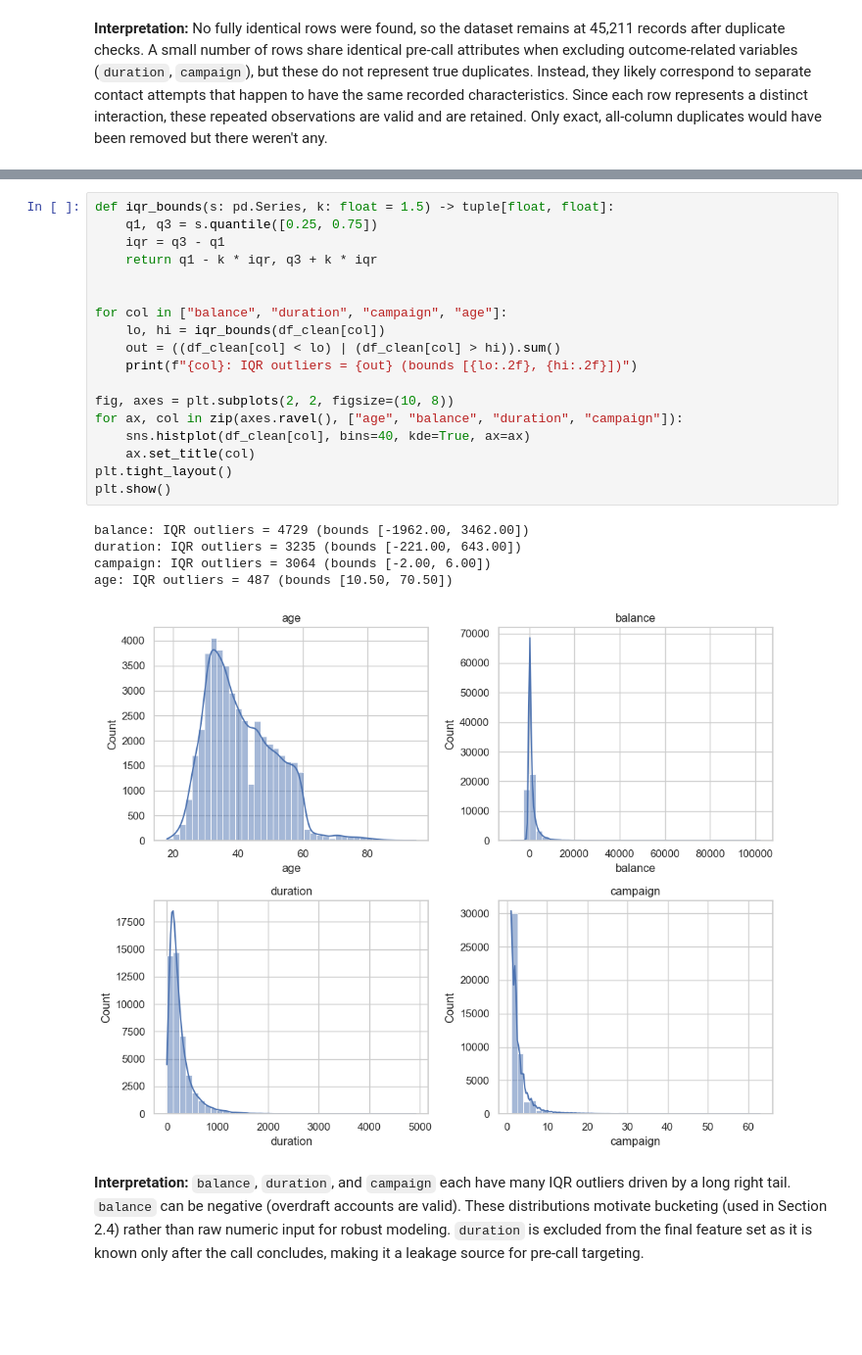
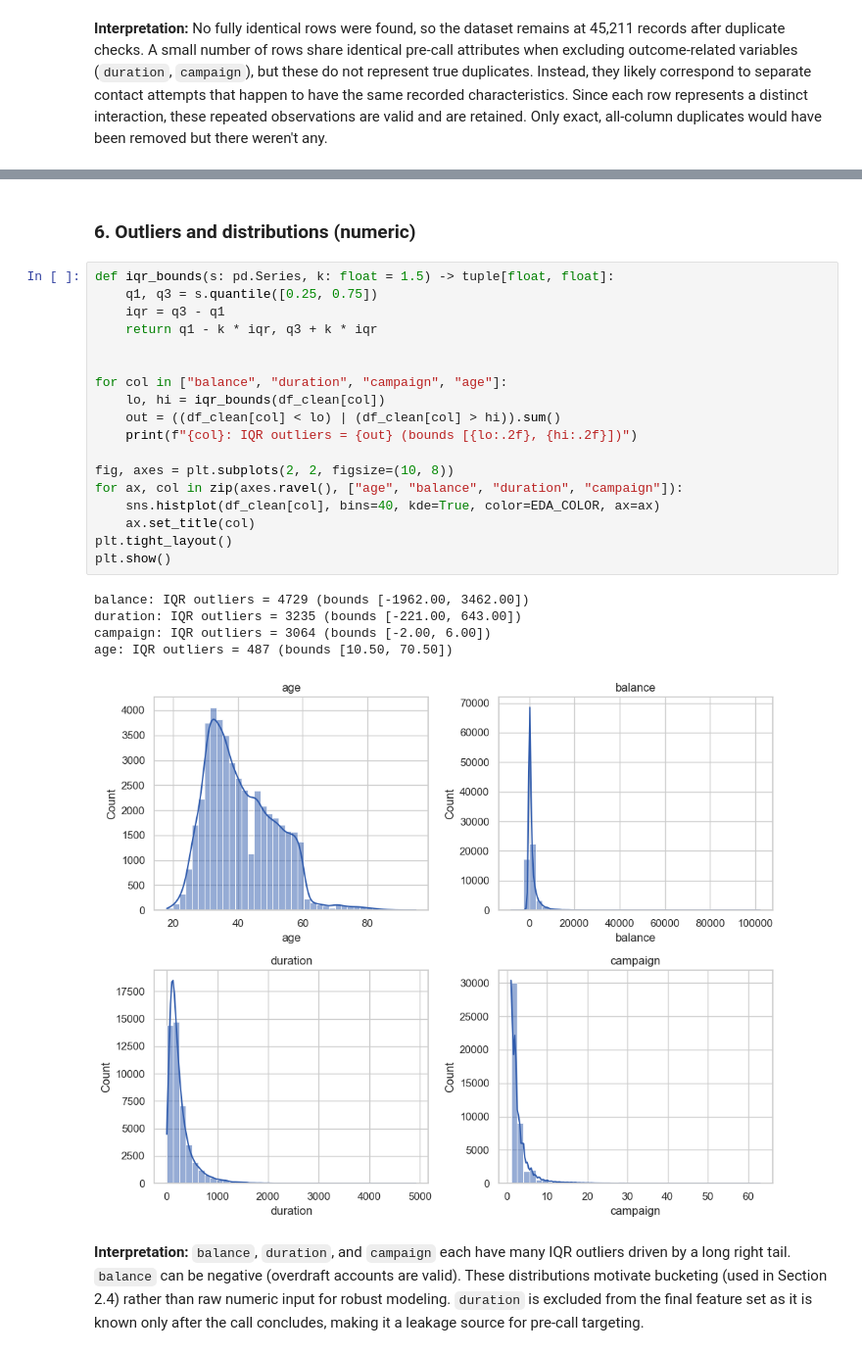
Before and after one commit to tonantzin-real/IDS_705_final_project, a Jupyter notebook: 01_eda.ipynb, the cells around one changed output, grey strips where cells are left out. Shown at 98% size. Saved outputs shown, nothing was run; the diff lists cells and outputs as text; blank space fills up the shorter version.

```diff
--- a/01_eda.ipynb
+++ b/01_eda.ipynb
@@ -183,27 +182,29 @@ Name: proportion, dtype: float64
-# %%
-def iqr_bounds(s: pd.Series, k: float = 1.5) -> tuple[float, float]:
-    q1, q3 = s.quantile([0.25, 0.75])
-    iqr = q3 - q1
-    return q1 - k * iqr, q3 + k * iqr
-
-
-for col in ["balance", "duration", "campaign", "age"]:
-    lo, hi = iqr_bounds(df_clean[col])
-    out = ((df_clean[col] < lo) | (df_clean[col] > hi)).sum()
-    print(f"{col}: IQR outliers = {out} (bounds [{lo:.2f}, {hi:.2f}])")
-
-fig, axes = plt.subplots(2, 2, figsize=(10, 8))
-for ax, col in zip(axes.ravel(), ["age", "balance", "duration", "campaign"]):
-    sns.histplot(df_clean[col], bins=40, kde=True, ax=ax)
-    ax.set_title(col)
-plt.tight_layout()
-plt.show()
-# %% [output]
-balance: IQR outliers = 4729 (bounds [-1962.00, 3462.00])
-duration: IQR outliers = 3235 (bounds [-221.00, 643.00])
-campaign: IQR outliers = 3064 (bounds [-2.00, 6.00])
-age: IQR outliers = 487 (bounds [10.50, 70.50])
-[figure, removed]
+# %% [markdown]
+### 6. Outliers and distributions (numeric)
+# %%
+def iqr_bounds(s: pd.Series, k: float = 1.5) -> tuple[float, float]:
+    q1, q3 = s.quantile([0.25, 0.75])
+    iqr = q3 - q1
+    return q1 - k * iqr, q3 + k * iqr
+
+
+for col in ["balance", "duration", "campaign", "age"]:
+    lo, hi = iqr_bounds(df_clean[col])
+    out = ((df_clean[col] < lo) | (df_clean[col] > hi)).sum()
+    print(f"{col}: IQR outliers = {out} (bounds [{lo:.2f}, {hi:.2f}])")
+
+fig, axes = plt.subplots(2, 2, figsize=(10, 8))
+for ax, col in zip(axes.ravel(), ["age", "balance", "duration", "campaign"]):
+    sns.histplot(df_clean[col], bins=40, kde=True, color=EDA_COLOR, ax=ax)
+    ax.set_title(col)
+plt.tight_layout()
+plt.show()
+# %% [output]
+balance: IQR outliers = 4729 (bounds [-1962.00, 3462.00])
+duration: IQR outliers = 3235 (bounds [-221.00, 643.00])
+campaign: IQR outliers = 3064 (bounds [-2.00, 6.00])
+age: IQR outliers = 487 (bounds [10.50, 70.50])
+[figure, added]
 # %% [markdown]
 **Interpretation:** `balance`, `duration`, and `campaign` each have many IQR outliers driven by a long right tail. `balance` can be negative (overdraft accounts are valid). These distributions motivate bucketing (used in Section 2.4) rather than raw numeric input for robust modeling. `duration` is excluded from the final feature set as it is known only after the call concludes, making it a leakage source for pre-call targeting.
 # %% [markdown]
```
Also changed, not shown: parts of 38 cells of this notebook, 2 other files.
